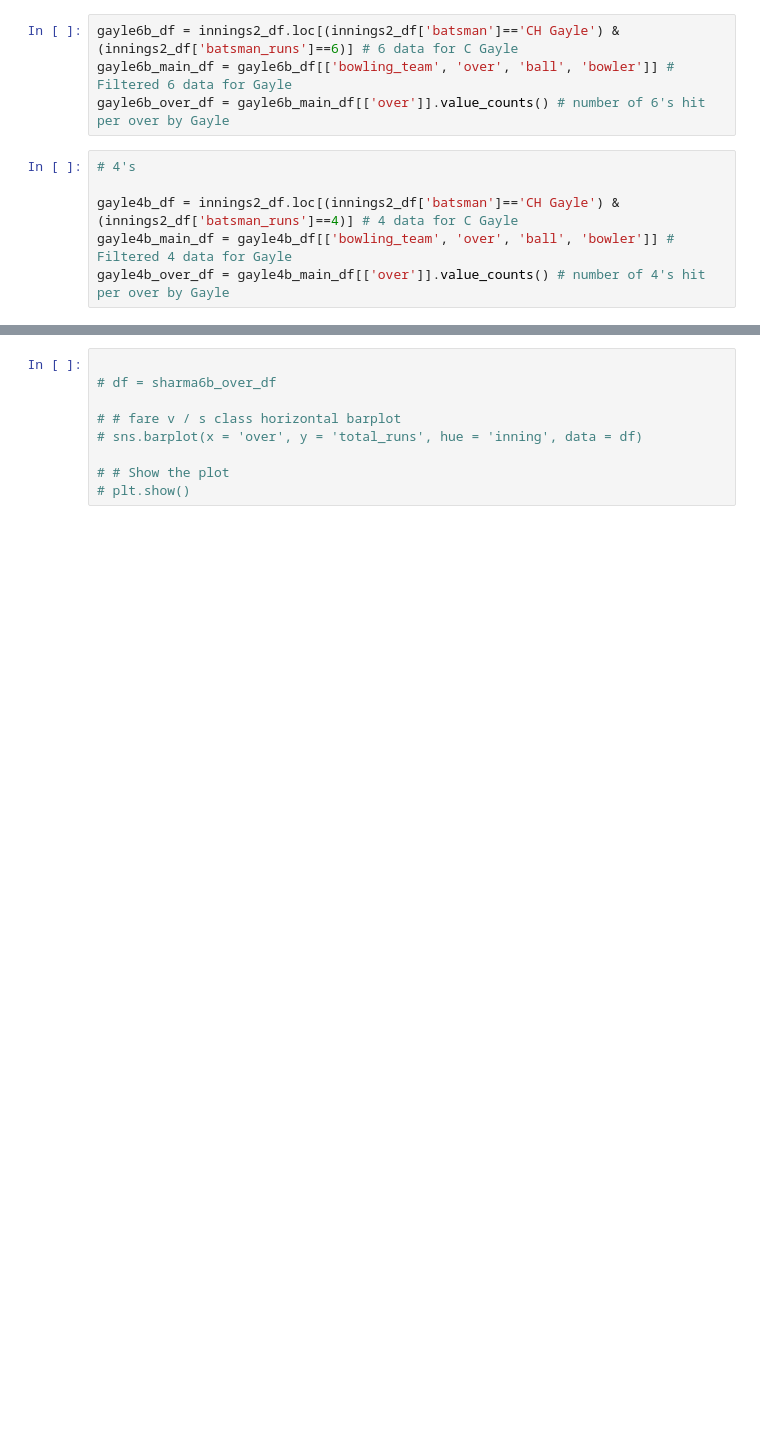
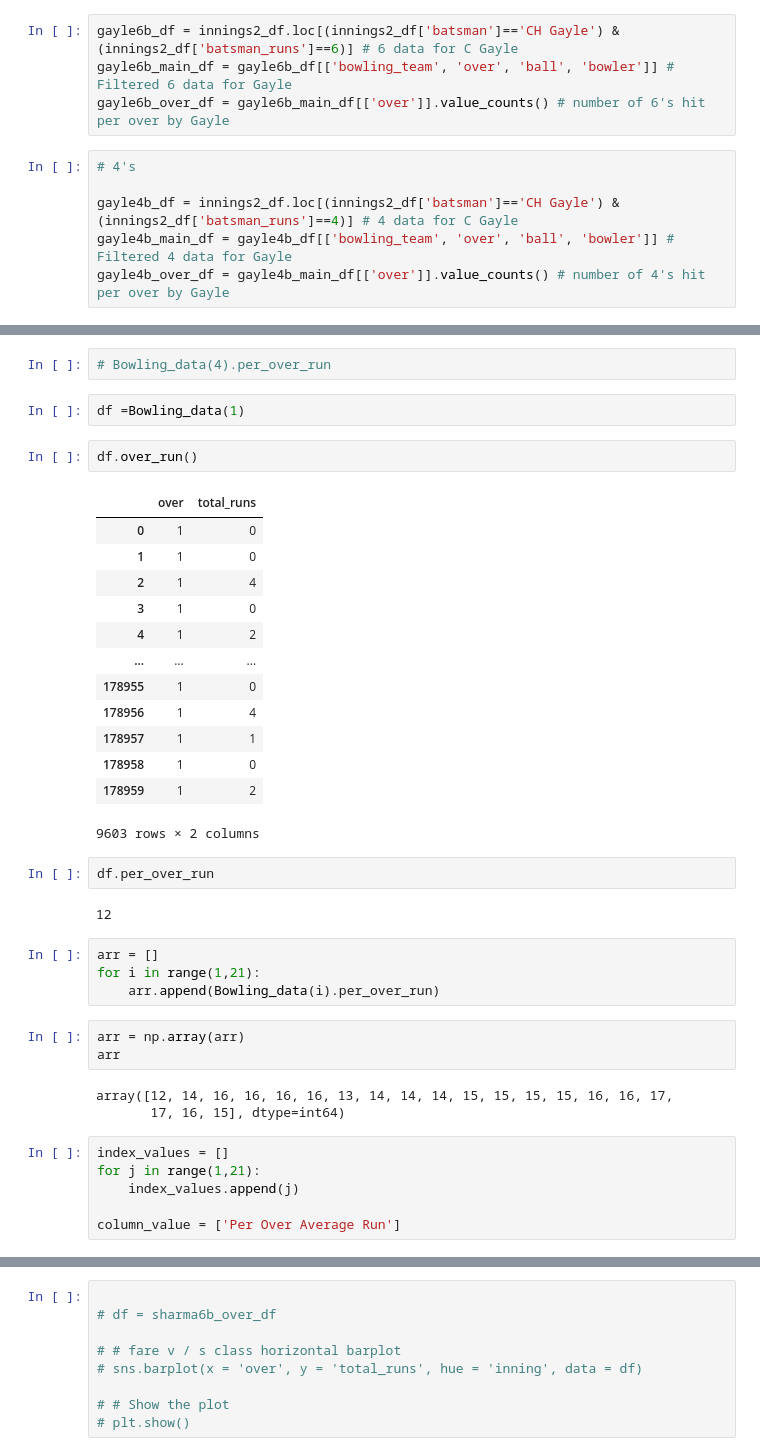
Before and after one commit to Utkarsh736/IPL_Data_Analysis, a Jupyter notebook: Template.ipynb, the cells around one changed output, grey strips where cells are left out. Cells and saved outputs as stored; diff of their text form; blank space fills up the shorter version.

```diff
--- a/Template.ipynb
+++ b/Template.ipynb
@@ -272,0 +245,40 @@ gayle6
+# %%
+# Bowling_data(4).per_over_run
+# %%
+df =Bowling_data(1)
+# %%
+df.over_run()
+# %% [output]
+|  | over | total_runs |
+| 0 | 1 | 0 |
+| 1 | 1 | 0 |
+| 2 | 1 | 4 |
+| 3 | 1 | 0 |
+| 4 | 1 | 2 |
+| ... | ... | ... |
+| 178955 | 1 | 0 |
+| 178956 | 1 | 4 |
+| 178957 | 1 | 1 |
+| 178958 | 1 | 0 |
+| 178959 | 1 | 2 |
+9603 rows × 2 columns
+# %%
+df.per_over_run
+# %% [output]
+12
+# %%
+arr = []
+for i in range(1,21):
+    arr.append(Bowling_data(i).per_over_run)
+# %%
+arr = np.array(arr)
+arr
+# %% [output]
+array([12, 14, 16, 16, 16, 16, 13, 14, 14, 14, 15, 15, 15, 15, 16, 16, 17,
+       17, 16, 15], dtype=int64)
+# %%
+index_values = []
+for j in range(1,21):
+    index_values.append(j)
+
+column_value = ['Per Over Average Run']
```
Also changed, not shown: parts of 33 cells of this notebook.
